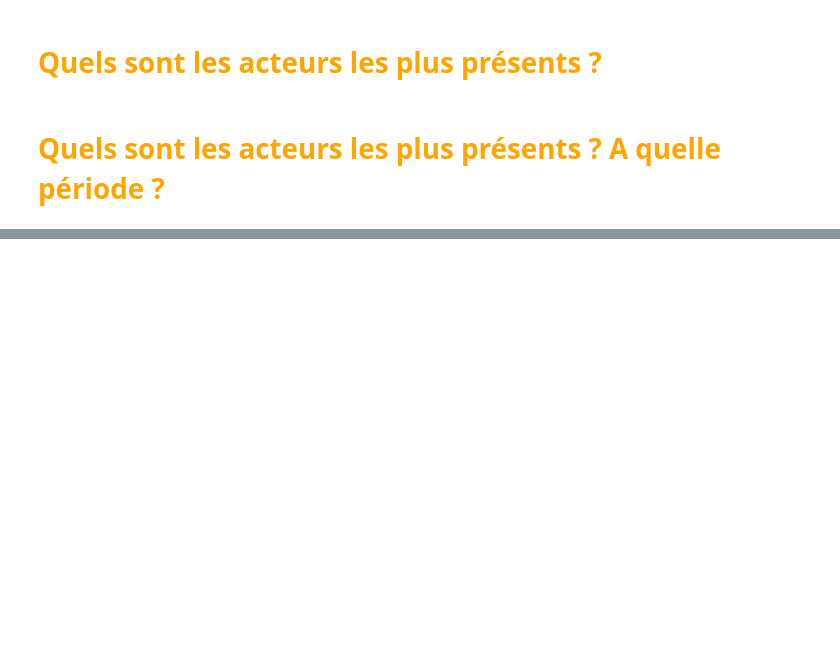
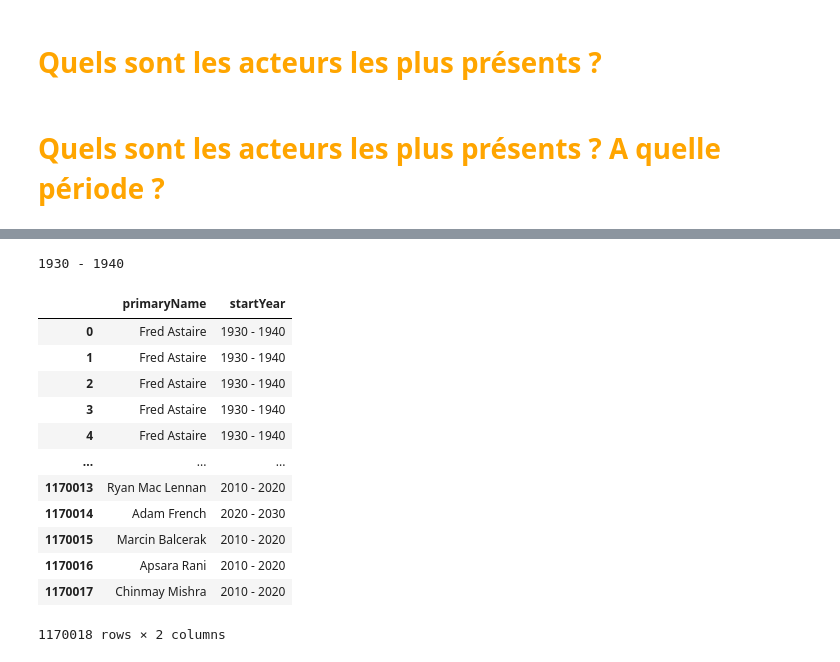
Before and after one commit to BerengerQueune/ABC-Data, a Jupyter notebook: Bérenger/Code.ipynb, the cells around one changed output, grey strips where cells are left out. Cells and saved outputs as stored; diff of their text form; code cells hidden in the pictures; blank space fills up the shorter version.

```diff
--- a/Bérenger/Code.ipynb
+++ b/Bérenger/Code.ipynb
@@ -106,4 +122,5 @@ merge_basics_principals8 = merge_basics_principals7[merge_basics_principals7['st
 # %%
 # Quels sont les acteurs les plus présents ? A quelle période ?
 # étape 1 : Nettoyage de la base de données pour retirer les titres qui n'ont pas de startYear
-merge_basics_principals8
+merge_basics_principals_test = merge_basics_principals8[["primaryName", "startYear"]]
+merge_basics_principals_test2 = merge_basics_principals_test.reset_index(drop=True)
@@ -124,0 +127,28 @@ merge_basics_principals8
+# %%
+def find_decade(year):
+    decade1 = (year // 10 * 10)
+    decade2 = (year // 10 * 10) + 10
+    return str(decade1) + " - " + str(decade2)
+
+print(find_decade(1934))
+# %% [output]
+1930 - 1940
+# %%
+merge_basics_principals_test4 = merge_basics_principals_test2.astype({"startYear": int})
+merge_basics_principals_test4["startYear"] = merge_basics_principals_test4["startYear"].apply(find_decade)
+# %%
+merge_basics_principals_test4
+# %% [output]
+|  | primaryName | startYear |
+| 0 | Fred Astaire | 1930 - 1940 |
+| 1 | Fred Astaire | 1930 - 1940 |
+| 2 | Fred Astaire | 1930 - 1940 |
+| 3 | Fred Astaire | 1930 - 1940 |
+| 4 | Fred Astaire | 1930 - 1940 |
+| ... | ... | ... |
+| 1170013 | Ryan Mac Lennan | 2010 - 2020 |
+| 1170014 | Adam French | 2020 - 2030 |
+| 1170015 | Marcin Balcerak | 2010 - 2020 |
+| 1170016 | Apsara Rani | 2010 - 2020 |
+| 1170017 | Chinmay Mishra | 2010 - 2020 |
+1170018 rows × 2 columns
```
Also changed, not shown: parts of 11 cells of this notebook.
